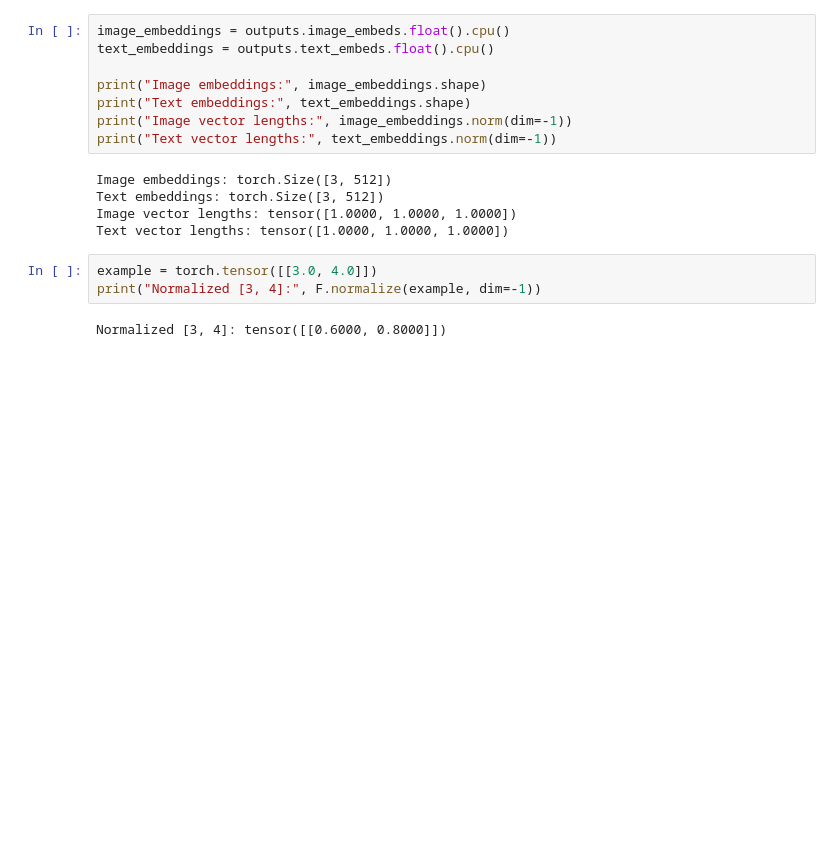
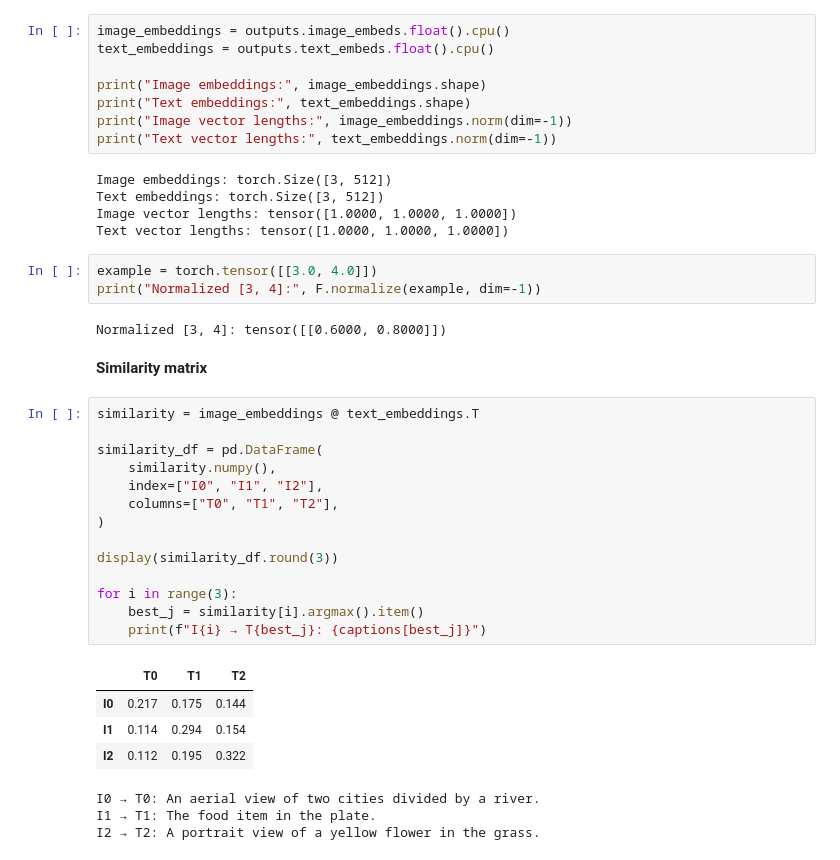
Before and after one commit to mdmohsin212/modern-vision-multimodal-lab, a Jupyter notebook: MLLM/image text representation/01_clip_foundations_retrieval.ipynb, the cells around one changed output. Drawn from its saved outputs; the diff is of its cells as text; blank space fills up the shorter version.

```diff
--- a/MLLM/image text representation/01_clip_foundations_retrieval.ipynb
+++ b/MLLM/image text representation/01_clip_foundations_retrieval.ipynb
@@ -155,3 +155,27 @@ example = torch.tensor([[3.0, 4.0]])
 print("Normalized [3, 4]:", F.normalize(example, dim=-1))
 # %% [output]
 Normalized [3, 4]: tensor([[0.6000, 0.8000]])
+# %% [markdown]
+**Similarity matrix**
+# %%
+similarity = image_embeddings @ text_embeddings.T
+
+similarity_df = pd.DataFrame(
+    similarity.numpy(),
+    index=["I0", "I1", "I2"],
+    columns=["T0", "T1", "T2"],
+)
+
+display(similarity_df.round(3))
+
+for i in range(3):
+    best_j = similarity[i].argmax().item()
+    print(f"I{i} → T{best_j}: {captions[best_j]}")
+# %% [output]
+|  | T0 | T1 | T2 |
+| I0 | 0.217 | 0.175 | 0.144 |
+| I1 | 0.114 | 0.294 | 0.154 |
+| I2 | 0.112 | 0.195 | 0.322 |
+I0 → T0: An aerial view of two cities divided by a river.
+I1 → T1: The food item in the plate.
+I2 → T2: A portrait view of a yellow flower in the grass.
```
